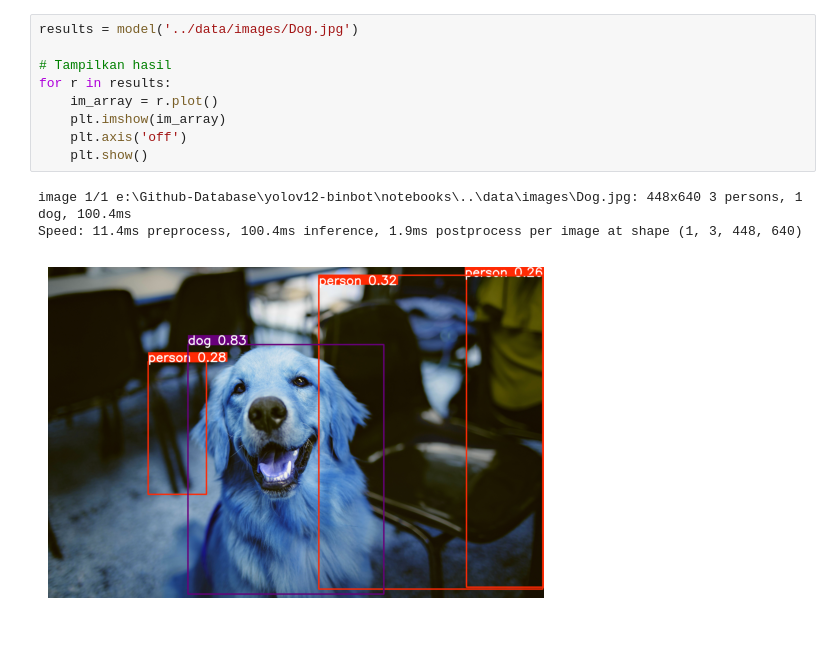
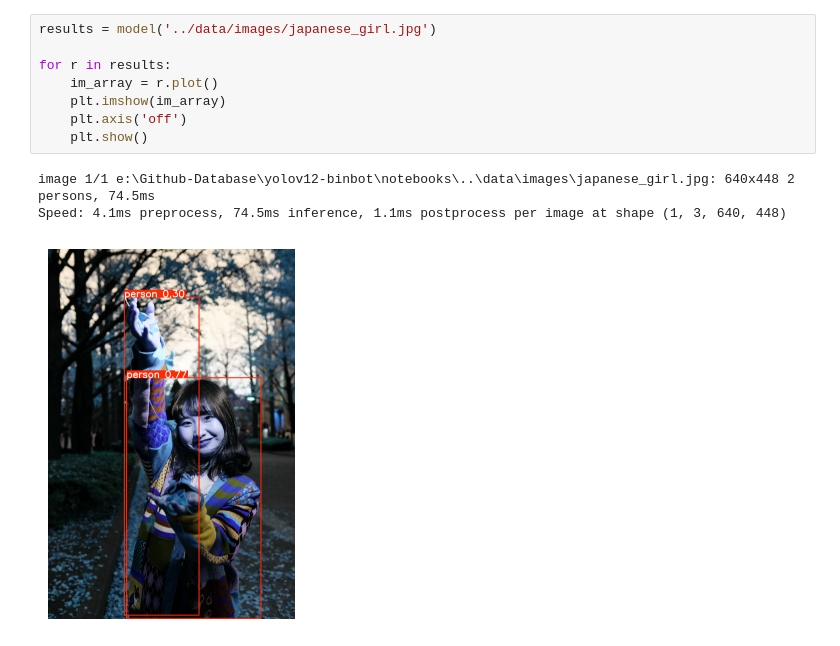
Before and after one commit to fdhliakbar/yolov12-binbot, a Jupyter notebook: notebooks/trying_to_use_yolov8.ipynb, the cells around one changed output. Cells and saved outputs as stored; diff of their text form.

Commit message:
update yolov8 files

```diff
--- a/notebooks/trying_to_use_yolov8.ipynb
+++ b/notebooks/trying_to_use_yolov8.ipynb
@@ -15,13 +11,12 @@ Downloading https://github.com/ultralytics/assets/releases/download/v8.3.0/yolov
-# %%
-results = model('../data/images/Dog.jpg')
-
-# Tampilkan hasil
-for r in results:
-    im_array = r.plot()
-    plt.imshow(im_array)
-    plt.axis('off')
-    plt.show()
-# %% [output]
-image 1/1 e:\Github-Database\yolov12-binbot\notebooks\..\data\images\Dog.jpg: 448x640 3 persons, 1 dog, 100.4ms
-Speed: 11.4ms preprocess, 100.4ms inference, 1.9ms postprocess per image at shape (1, 3, 448, 640)
-[figure, removed]
+# %%
+results = model('../data/images/japanese_girl.jpg')
+
+for r in results:
+    im_array = r.plot()
+    plt.imshow(im_array)
+    plt.axis('off')
+    plt.show()
+# %% [output]
+image 1/1 e:\Github-Database\yolov12-binbot\notebooks\..\data\images\japanese_girl.jpg: 640x448 2 persons, 74.5ms
+Speed: 4.1ms preprocess, 74.5ms inference, 1.1ms postprocess per image at shape (1, 3, 640, 448)
+[figure, added]
```
Also changed, not shown: parts of 4 cells of this notebook, 2 other files.
